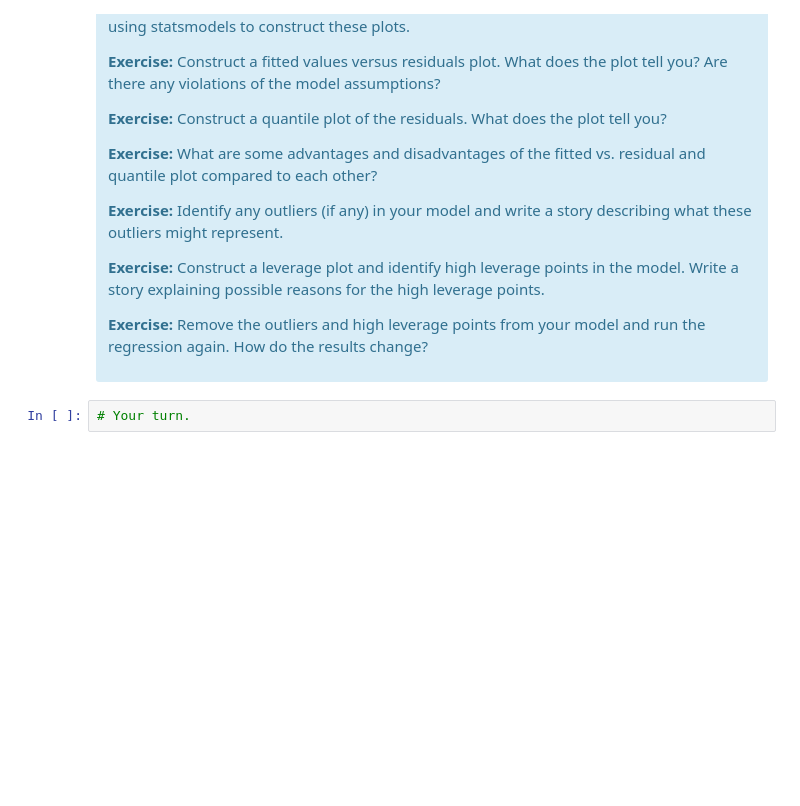
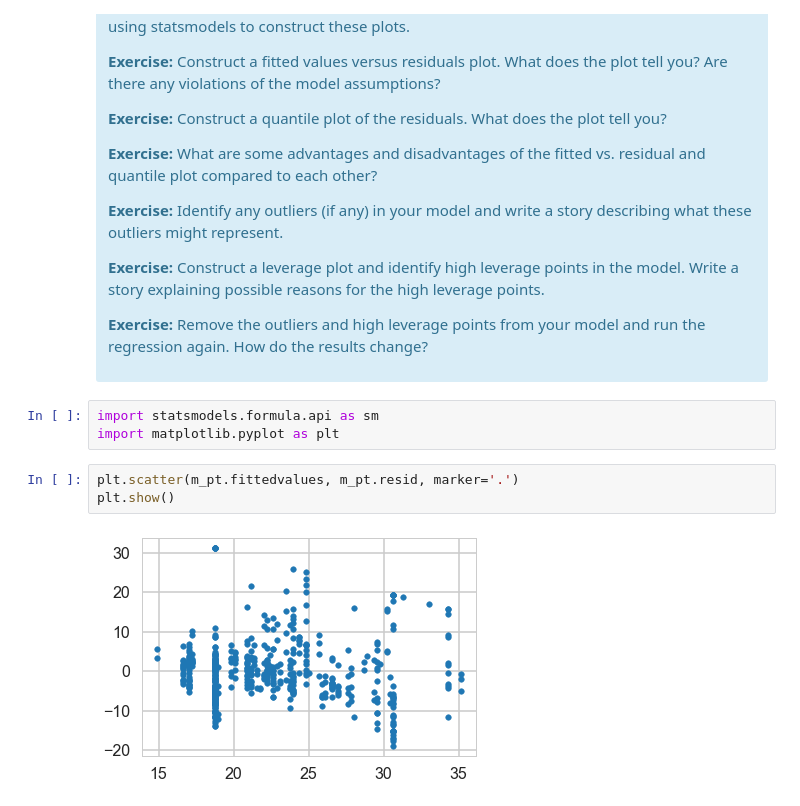
Before and after one commit to tpancier/Springboard_code, a Jupyter notebook: Mini_Project_Linear_Regression.ipynb, the cells around one changed output. Saved outputs shown, nothing was run; the diff lists cells and outputs as text; blank space fills up the shorter version.

```diff
--- a/Mini_Project_Linear_Regression.ipynb
+++ b/Mini_Project_Linear_Regression.ipynb
@@ -1179,5 +1179,11 @@ There are some other issues that are important investigate with linear regressio
 
 <p><b>Exercise:</b> Remove the outliers and high leverage points from your model and run the regression again. How do the results change?</p>
 </div>
-# %%
-# Your turn.
+# %%
+import statsmodels.formula.api as sm
+import matplotlib.pyplot as plt
+# %%
+plt.scatter(m_pt.fittedvalues, m_pt.resid, marker='.')
+plt.show()
+# %% [output]
+[figure, added]
```
Also changed, not shown: parts of 33 cells of this notebook.
